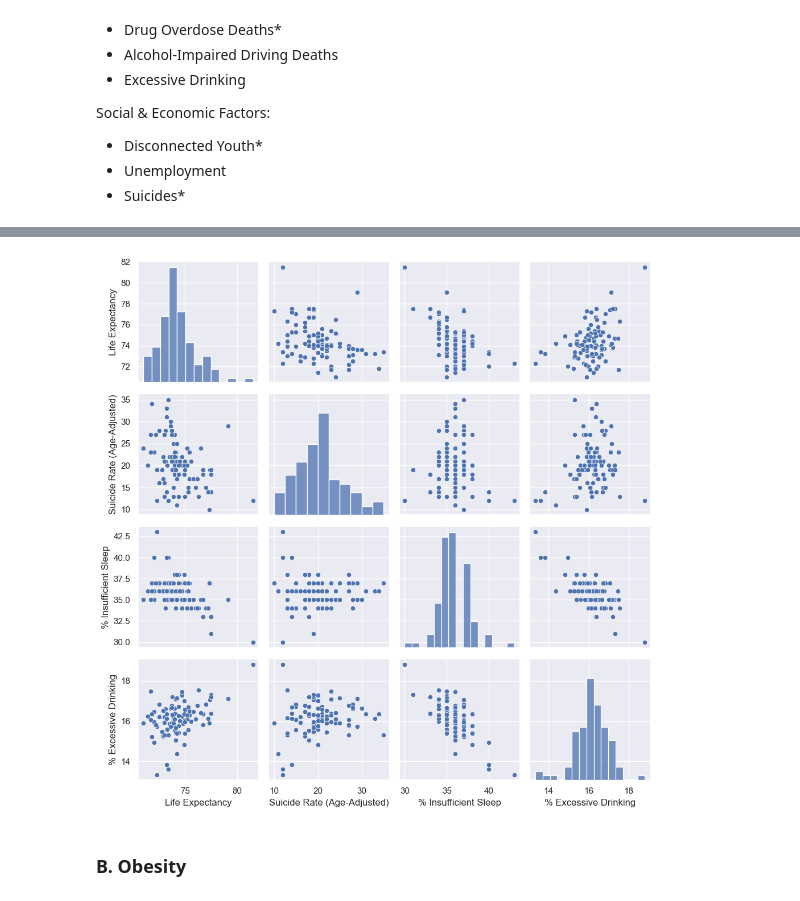
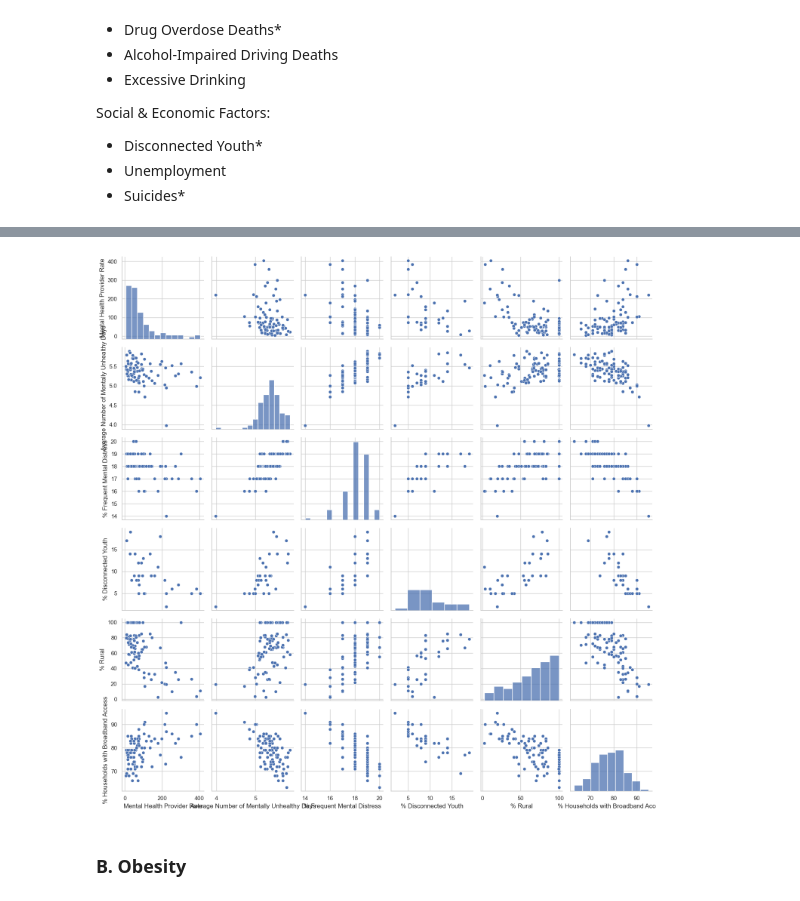
Before and after one commit to MQuarles2012/Telehealth_Analysis, a Jupyter notebook: Capstone Notebook.ipynb, the cells around one changed output, grey strips where cells are left out. Drawn from its saved outputs; the diff is of its cells as text; code cells hidden in the pictures.

```diff
--- a/Capstone Notebook.ipynb
+++ b/Capstone Notebook.ipynb
@@ -962,8 +1008,8 @@ substance_abuse.corr()
 # %%
 # Create the correlogram
-data = substance_abuse
+data = rural_youth_mental_health
 sns.pairplot(data)
 plt.tight_layout()
 plt.show()
 # %% [output]
-[figure, old version]
+[figure, new version]
```
Also changed, not shown: parts of 99 cells of this notebook, 1 other file.
